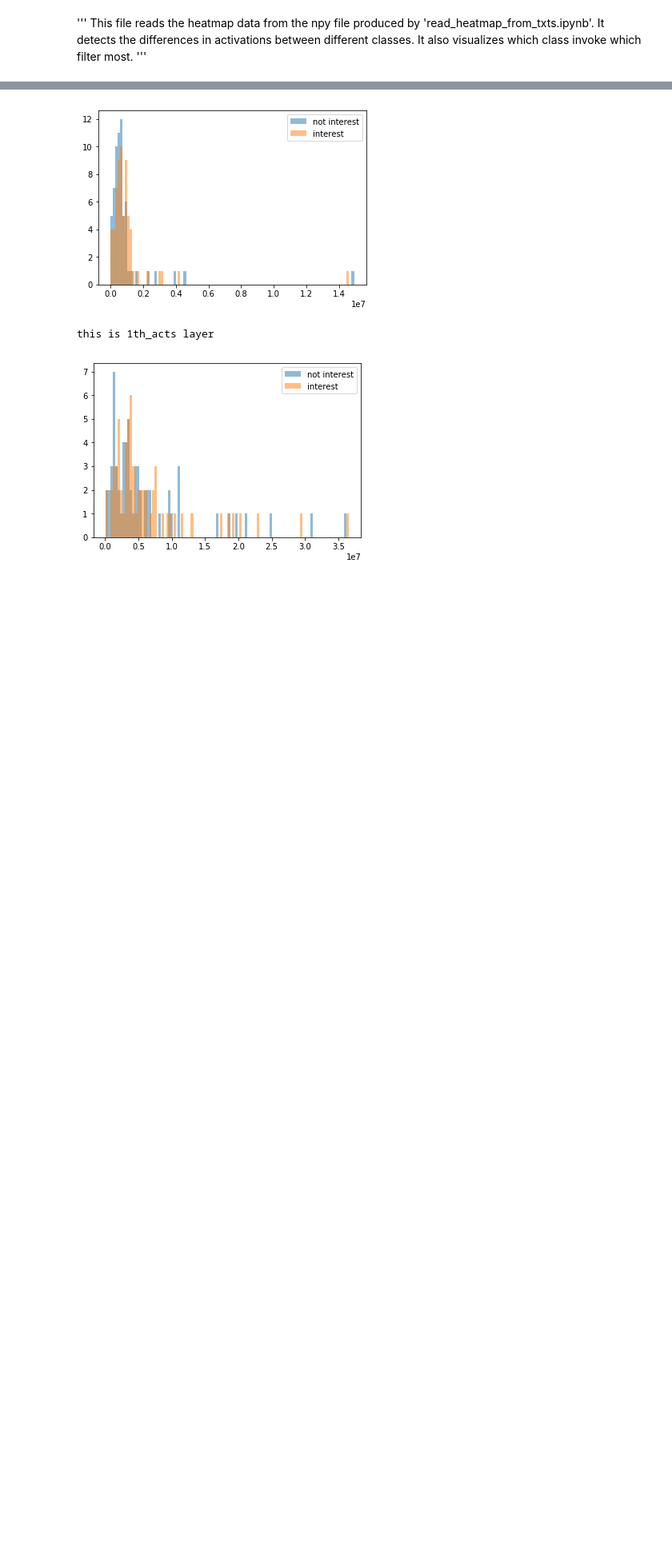
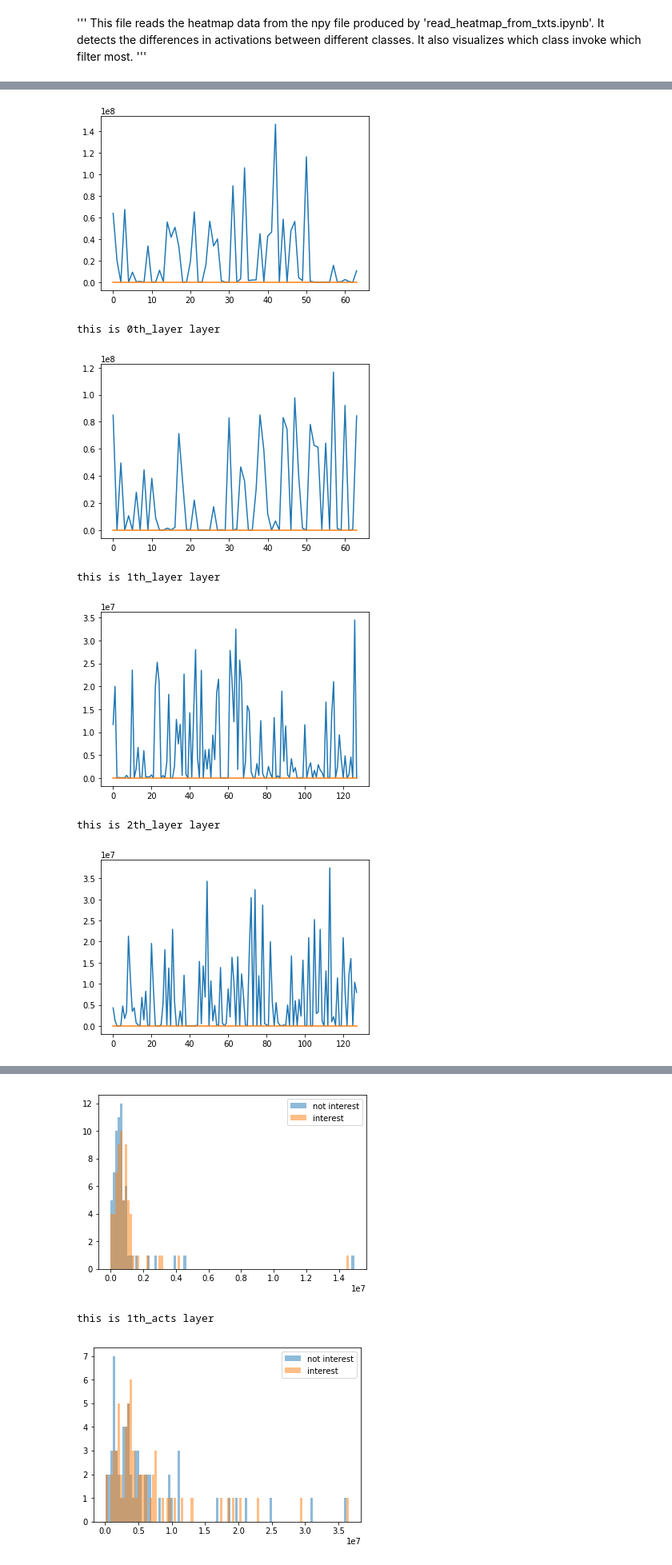
Before and after one commit to shuang1330/tf-faster-rcnn, a Jupyter notebook: tools/inspect_act_diff.ipynb, the cells around one changed output, grey strips where cells are left out. Shown at 80% size. Drawn from its saved outputs; the diff is of its cells as text; code cells hidden in the pictures; blank space fills up the shorter version.

```diff
--- a/tools/inspect_act_diff.ipynb
+++ b/tools/inspect_act_diff.ipynb
@@ -97,0 +193,12 @@ def detect_diff_all(hm_path,RANKING=True,DISPLAY_ALL=False,DISPLAY_DIFF=False,DI
+# %%
+# inspect the activations for two sets of classes
+hm_path = 'activations_res/penalty0.01_iter170000.npy'
+hm_sorted = detect_diff_all_2(hm_path,RANKING=False,DISPLAY_ALL=True)
+# %% [output]
+[figure, added]
+this is 0th_layer layer
+[figure, added]
+this is 1th_layer layer
+[figure, added]
+this is 2th_layer layer
+[figure, added]
```
Also changed, not shown: parts of 10 cells of this notebook, 16 other files.
